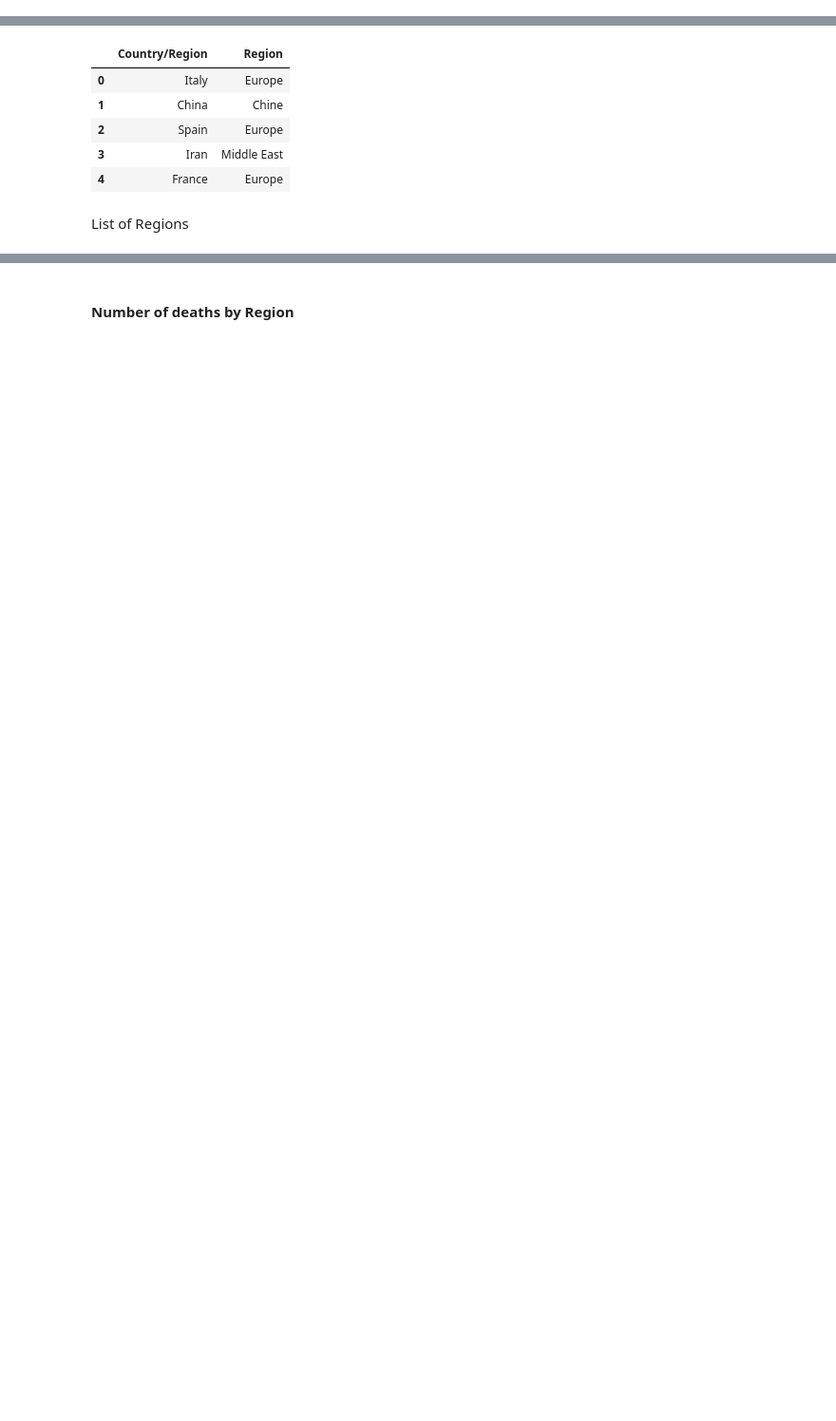
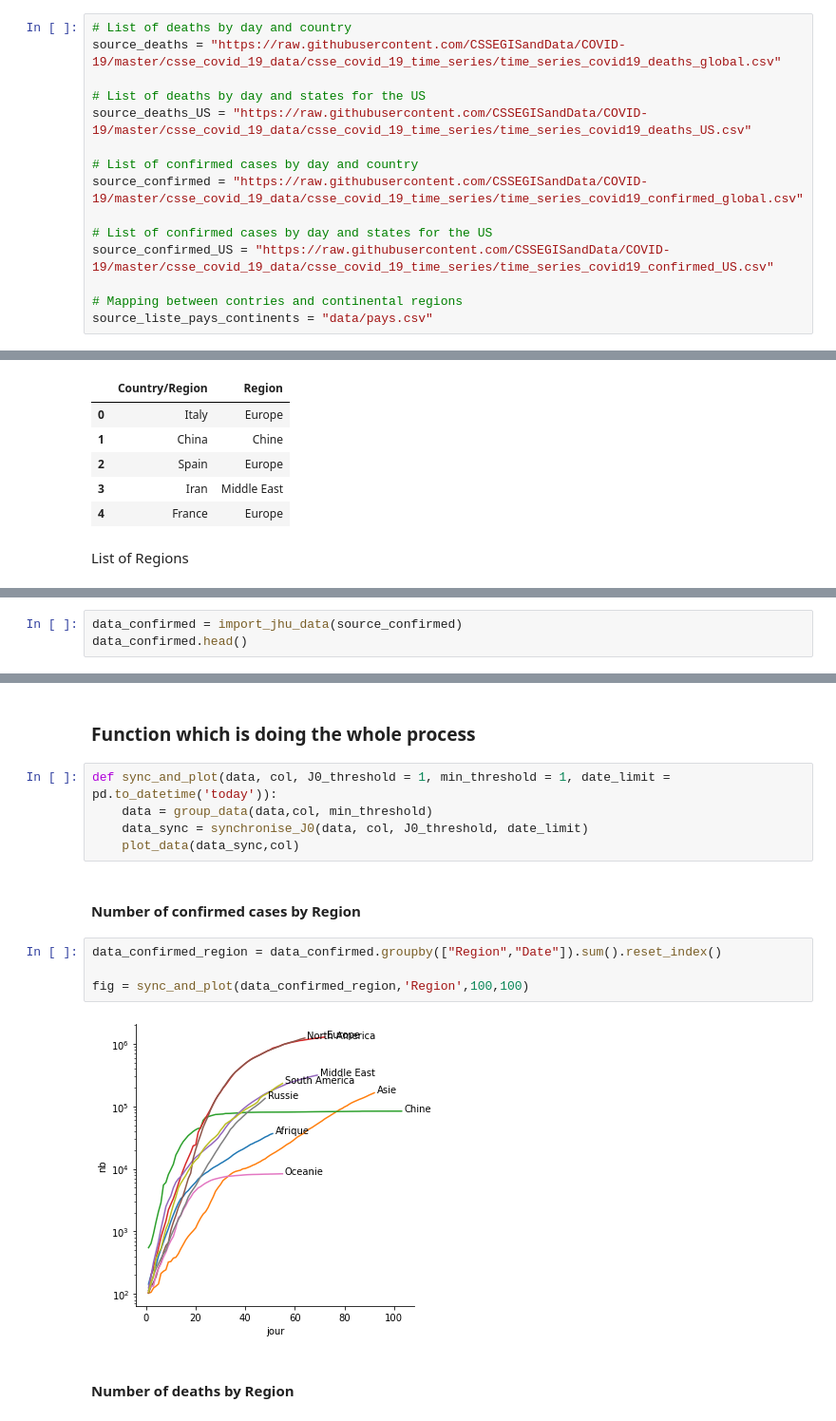
Before and after one commit to ecoudron/Covid-19, a Jupyter notebook: Covid.ipynb, the cells around one changed output, grey strips where cells are left out. Shown at 95% size. Saved outputs shown, nothing was run; the diff lists cells and outputs as text; blank space fills up the shorter version.

```diff
--- a/Covid.ipynb
+++ b/Covid.ipynb
@@ -9,0 +10,15 @@ import seaborn as sns
+# %%
+# List of deaths by day and country
+source_deaths = "https://raw.githubusercontent.com/CSSEGISandData/COVID-19/master/csse_covid_19_data/csse_covid_19_time_series/time_series_covid19_deaths_global.csv"
+
+# List of deaths by day and states for the US
+source_deaths_US = "https://raw.githubusercontent.com/CSSEGISandData/COVID-19/master/csse_covid_19_data/csse_covid_19_time_series/time_series_covid19_deaths_US.csv"
+
+# List of confirmed cases by day and country
+source_confirmed = "https://raw.githubusercontent.com/CSSEGISandData/COVID-19/master/csse_covid_19_data/csse_covid_19_time_series/time_series_covid19_confirmed_global.csv"
+
+# List of confirmed cases by day and states for the US
+source_confirmed_US = "https://raw.githubusercontent.com/CSSEGISandData/COVID-19/master/csse_covid_19_data/csse_covid_19_time_series/time_series_covid19_confirmed_US.csv"
+
+# Mapping between contries and continental regions
+source_liste_pays_continents = "data/pays.csv"
@@ -49,0 +100,3 @@ data_deaths.head()
+# %%
+data_confirmed = import_jhu_data(source_confirmed)
+data_confirmed.head()
@@ -102,3 +155,18 @@ def sync_and_plot(data, col, J0_threshold = 1, min_threshold = 1, date_limit = p
+# %% [markdown]
+### Function which is doing the whole process
+# %%
+def sync_and_plot(data, col, J0_threshold = 1, min_threshold = 1, date_limit = pd.to_datetime('today')):
+    data = group_data(data,col, min_threshold)
+    data_sync = synchronise_J0(data, col, J0_threshold, date_limit)
+    plot_data(data_sync,col)
+# %% [markdown]
+#### Number of confirmed cases by Region
+# %%
+data_confirmed_region = data_confirmed.groupby(["Region","Date"]).sum().reset_index()
+
+fig = sync_and_plot(data_confirmed_region,'Region',100,100)
+# %% [output]
+[figure, added]
 # %% [markdown]
 #### Number of deaths by Region
 # %%
```
Also changed, not shown: parts of 26 cells of this notebook.
